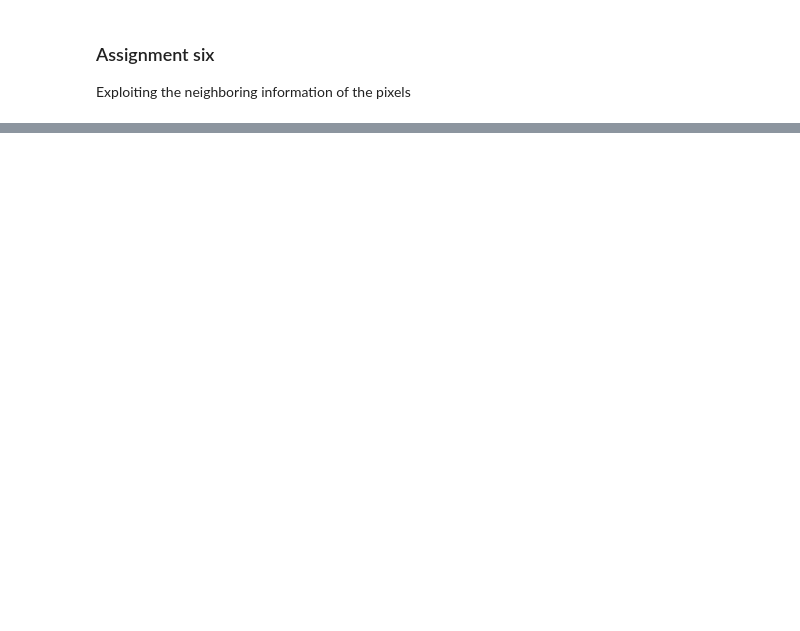
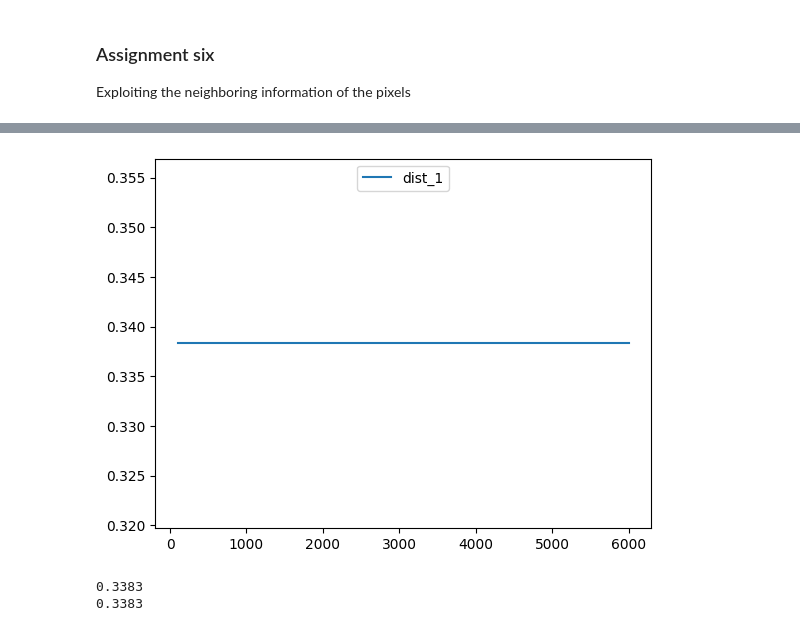
Before and after one commit to TommasoTarchi/NumericalAnalysis-FinalProject, a Jupyter notebook: project.ipynb, the cells around one changed output, grey strips where cells are left out. Drawn from its saved outputs; the diff is of its cells as text; code cells hidden in the pictures; blank space fills up the shorter version.

```diff
--- a/project.ipynb
+++ b/project.ipynb
@@ -199,0 +216,55 @@ Exploiting the neighboring information of the pixels
+# %%
+# UN PO' DIVERSO DA COME ERA VOLUTO ESATTAMENTE DAI PROF (OVVERO USANDO UN FOR LOOP)
+# SCRIVERE ANCHE L'ALTRO E COMPARARE PERFORMANCE
+
+# CAPIRE PERCHÉ L'ERRORE VIENE SEMPRE UGUALE PER QUALUNQUE N USATO PER FITTARE L'ALBERO
+# (PUÒ ESSERE SIA UN PROBLEMA DELLA FUNZIONE PER CALCOLARE L'ERRORE CHE UN USO SBAGLIATO
+# DI skn.BallTree); PROVARE A FITTARE DUE ALBERI CON DIVERSI N E VEDERE FARE UN PO' DI
+# PREVISIONI PER VEDERE SE DANNO GLI STESSI RISULTATI
+
+def comp_error_bt(tree):
+
+    error_counter = 0
+    dim = x_test_reshaped.shape[0]   # VALUTARE SE CALCOLARE ALL'ESTERNO DELLA FUNZIONE E POI PASSARE COME PARAMETRO
+    # querying the tree
+    response_index = tree.query(x_test_reshaped, return_distance=False)
+    response = y_train[response_index]
+    # counting wrong predi
+    for i in range(len(response)):   # LEVARE STO LOOP
+        if (response[i] != y_test[i]):
+            error_counter+=1
+
+    return error_counter/dim
+# %%
+N_test_bt = (100, 3200, 6000)   # METTERE I VALORI RICHIESTI (QUESTI SONO SOLO PER TEST)
+error_bt = np.empty((len(N_test_bt), 3))   # every row a different N and every column a different distance
+
+#for i in range(len(N_test_bt)):
+#    tree = skn.BallTree(x_train_reshaped[:N_test_bt[i], :], metric=dist_infty)
+#    error_bt[i, 0] = comp_error_bt(tree)
+for i in range(len(N_test_bt)):
+    tree = skn.BallTree(x_train_reshaped[:N_test_bt[i], :], metric=dist_1)
+    error_bt[i, 1] = comp_error_bt(tree)
+#for i in range(len(N_test_bt)):
+#    tree = skn.BallTree(x_train_reshaped[:N_test_bt[i], :], metric=dist_2)
+#    error_bt[i, 2] = comp_error_bt(tree)
+# %%
+# AGGIUNGERE ROBA (TIPO TITOLO, ...)
+
+# plot of the error for the three distances as function of N
+
+#plt.plot(N_test_bt, error_bt[:, 0], label='dist_infty')
+plt.plot(N_test_bt, error_bt[:, 1], label='dist_1')
+#plt.plot(N_test_bt, error_bt[:, 2], label='dist_2')
+leg = plt.legend(loc='upper center')
+plt.show()
+# %% [output]
+[figure, added]
+# %%
+tree1 = skn.BallTree(x_train_reshaped[:100, :], metric=dist_1)
+tree2 = skn.BallTree(x_train_reshaped[:10000, :], metric=dist_1)
+print(comp_error_bt(tree1))
+print(comp_error_bt(tree2))
+# %% [output]
+0.3383
+0.3383
```
Also changed, not shown: parts of 9 cells of this notebook.
